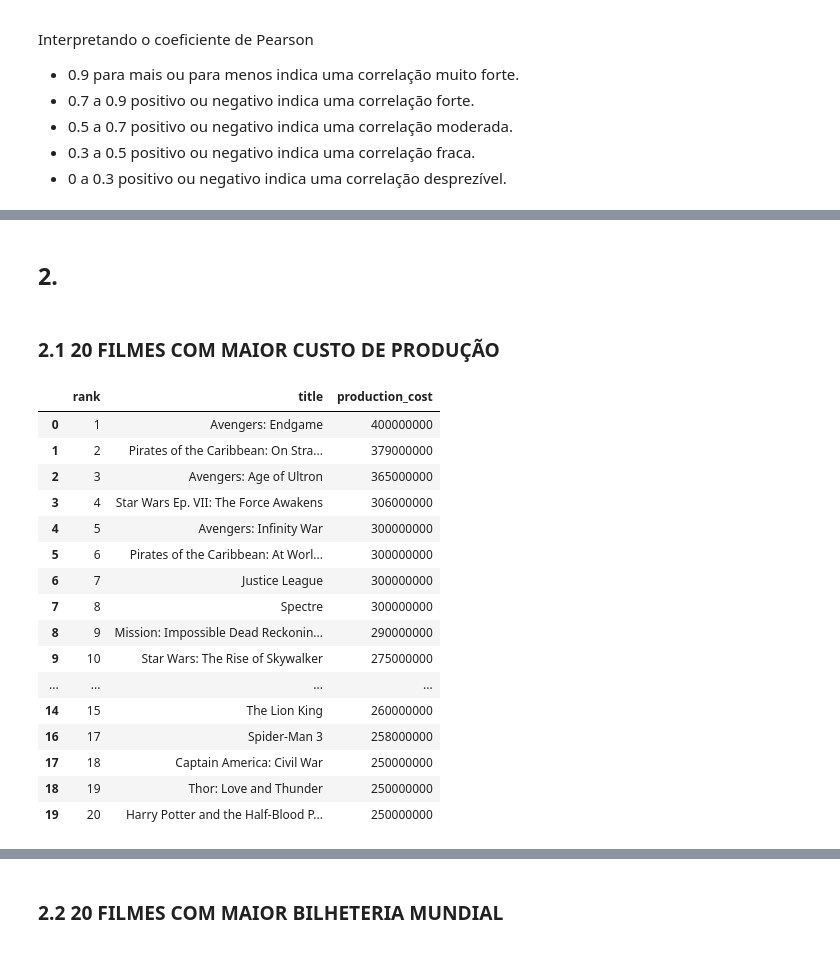
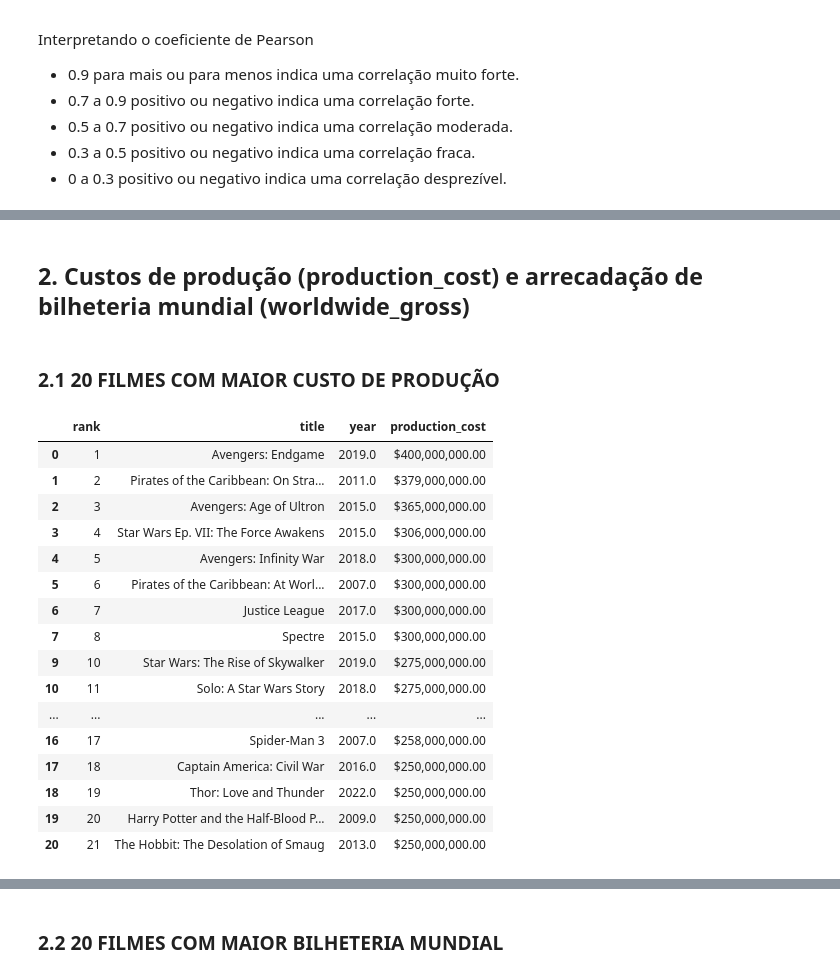
Before and after one commit to arthurabelo/AnaliseFilmesPandas, a Jupyter notebook: Analise_Filmes.ipynb, the cells around one changed output, grey strips where cells are left out. Cells and saved outputs as stored; diff of their text form; code cells hidden in the pictures.

```diff
--- a/Analise_Filmes.ipynb
+++ b/Analise_Filmes.ipynb
@@ -56,8 +56,8 @@ top-500-movies.csv  100%[===================>]  68.17K  --.-KB/s    in 0.007s
 # %% [markdown]
 ### CRIAR DATAFRAME
 # %%
-df_filmes = pd.read_csv('top-500-movies.csv', sep=',')
-df_filmes
+dataframe_filmes = pd.read_csv('top-500-movies.csv', sep=',') # Cria tabela (dataframe) a partir do arquivo csv
+dataframe_filmes
 # %% [output]
 |  | rank | release_date | title | url | production_cost | domestic_gross | worldwide_gross | ... |
 | 0 | 1 | 2019-04-23 | Avengers: Endgame | /movie/Avengers-Endgame-(2019)#ta... | 400000000 | 858373000 | 2797800564 | ... |
@@ -130,0 +146,5 @@ Index(['rank', 'release_date', 'title', 'url', 'production_cost',
+# %%
+colunas_com_valores_null = ['rank', 'production_cost', 'domestic_gross', 'worldwide_gross', 'opening_weekend', 'theaters', 'runtime', 'year']
+# %%
+dataframe_filmes = dataframe_filmes.dropna(subset=colunas_com_valores_null, how='any')
+dataframe_filmes
@@ -165,26 +226,27 @@ sb.heatmap(correlacao, cmap='Blues', annot=True)
-# %% [markdown]
-## 2.
+# %% [markdown]
+## 2. Custos de produção (production_cost) e arrecadação de bilheteria mundial (worldwide_gross)
 # %% [markdown]
 ### 2.1 20 FILMES COM MAIOR CUSTO DE PRODUÇÃO
 # %%
-df_filmes_20_maiores_custos = df_filmes.sort_values(by='production_cost', ascending=False).head(20)
-df_filmes_20_maiores_custos['ranking'] = range(1, 21)
-df_filmes_20_maiores_custos.loc[:, ['rank', 'title', 'production_cost']]
+dataframe_filmes_20_maiores_custos = dataframe_filmes.sort_values(by='production_cost', ascending=False).head(20)
+dataframe_filmes_20_maiores_custos['ranking'] = range(1, 21)
+dataframe_filmes_20_maiores_custos['production_cost'] = dataframe_filmes_20_maiores_custos['production_cost'].apply(lambda x: '${:,.2f}'.format(x)) # Acrescenta $ e vírgulas
+dataframe_filmes_20_maiores_custos.loc[:, ['rank', 'title', 'year', 'production_cost']]
 # %% [output]
-|  | rank | title | production_cost |
-| 0 | 1 | Avengers: Endgame | 400000000 |
-| 1 | 2 | Pirates of the Caribbean: On Stra... | 379000000 |
-| 2 | 3 | Avengers: Age of Ultron | 365000000 |
-| 3 | 4 | Star Wars Ep. VII: The Force Awakens | 306000000 |
-| 4 | 5 | Avengers: Infinity War | 300000000 |
-| 5 | 6 | Pirates of the Caribbean: At Worl... | 300000000 |
-| 6 | 7 | Justice League | 300000000 |
-| 7 | 8 | Spectre | 300000000 |
-| 8 | 9 | Mission: Impossible Dead Reckonin... | 290000000 |
-| 9 | 10 | Star Wars: The Rise of Skywalker | 275000000 |
-| ... | ... | ... | ... |
-| 14 | 15 | The Lion King | 260000000 |
-| 16 | 17 | Spider-Man 3 | 258000000 |
-| 17 | 18 | Captain America: Civil War | 250000000 |
-| 18 | 19 | Thor: Love and Thunder | 250000000 |
-| 19 | 20 | Harry Potter and the Half-Blood P... | 250000000 |
+|  | rank | title | year | production_cost |
+| 0 | 1 | Avengers: Endgame | 2019.0 | $400,000,000.00 |
+| 1 | 2 | Pirates of the Caribbean: On Stra... | 2011.0 | $379,000,000.00 |
+| 2 | 3 | Avengers: Age of Ultron | 2015.0 | $365,000,000.00 |
+| 3 | 4 | Star Wars Ep. VII: The Force Awakens | 2015.0 | $306,000,000.00 |
+| 4 | 5 | Avengers: Infinity War | 2018.0 | $300,000,000.00 |
+| 5 | 6 | Pirates of the Caribbean: At Worl... | 2007.0 | $300,000,000.00 |
+| 6 | 7 | Justice League | 2017.0 | $300,000,000.00 |
+| 7 | 8 | Spectre | 2015.0 | $300,000,000.00 |
+| 9 | 10 | Star Wars: The Rise of Skywalker | 2019.0 | $275,000,000.00 |
+| 10 | 11 | Solo: A Star Wars Story | 2018.0 | $275,000,000.00 |
+| ... | ... | ... | ... | ... |
+| 16 | 17 | Spider-Man 3 | 2007.0 | $258,000,000.00 |
+| 17 | 18 | Captain America: Civil War | 2016.0 | $250,000,000.00 |
+| 18 | 19 | Thor: Love and Thunder | 2022.0 | $250,000,000.00 |
+| 19 | 20 | Harry Potter and the Half-Blood P... | 2009.0 | $250,000,000.00 |
+| 20 | 21 | The Hobbit: The Desolation of Smaug | 2013.0 | $250,000,000.00 |
```
Also changed, not shown: parts of 33 cells of this notebook.
